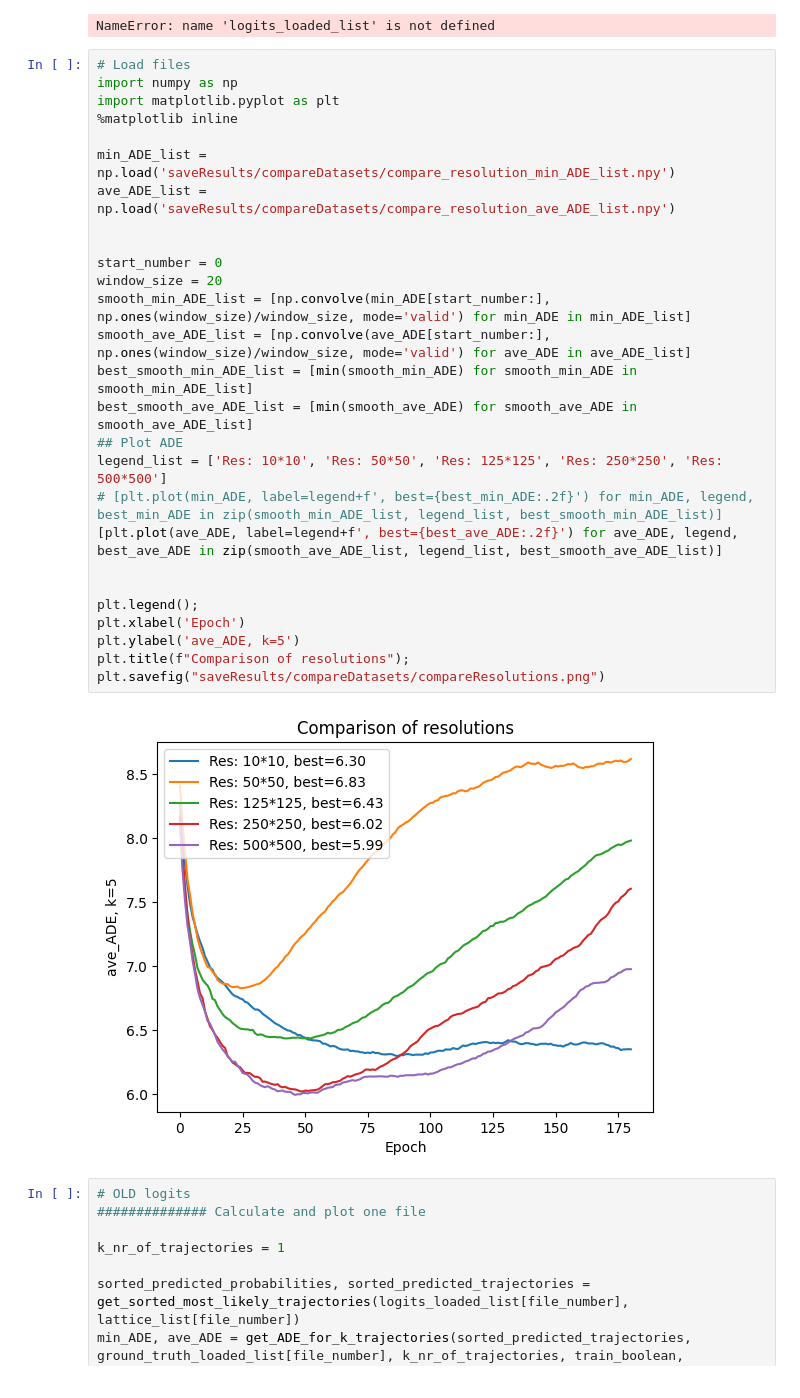
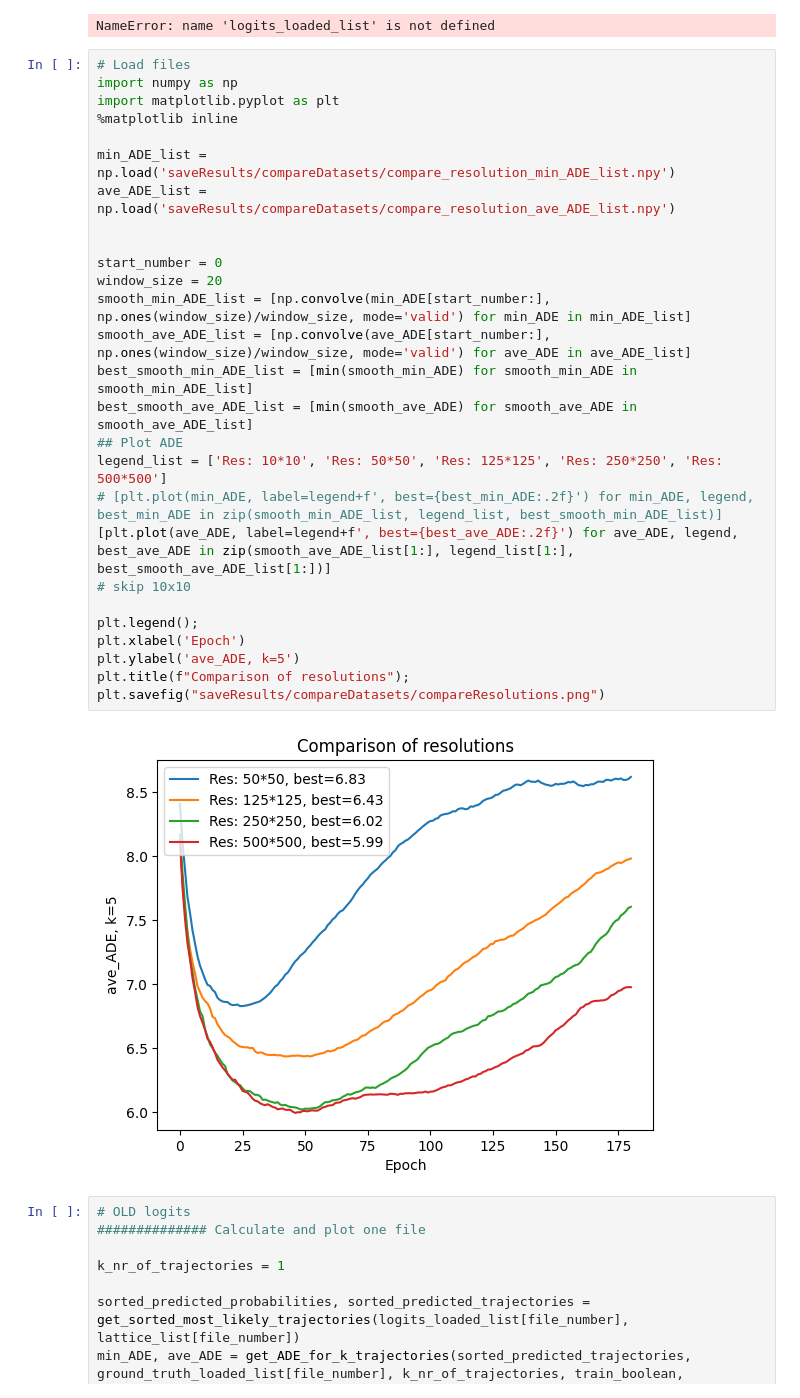
Before and after one commit to dolander1/nuscenes_dolander1, a Jupyter notebook: python-sdk/tutorials/compareResolution.ipynb, the cells around one changed output. Drawn from its saved outputs; the diff is of its cells as text.

```diff
--- a/python-sdk/tutorials/compareResolution.ipynb
+++ b/python-sdk/tutorials/compareResolution.ipynb
@@ -296,32 +296,32 @@ NameError: name 'logits_loaded_list' is not defined
 # %%
 # Load files
 import numpy as np
 import matplotlib.pyplot as plt
 %matplotlib inline
 
 min_ADE_list = np.load('saveResults/compareDatasets/compare_resolution_min_ADE_list.npy')
 ave_ADE_list = np.load('saveResults/compareDatasets/compare_resolution_ave_ADE_list.npy')
 
 
 start_number = 0
 window_size = 20
 smooth_min_ADE_list = [np.convolve(min_ADE[start_number:], np.ones(window_size)/window_size, mode='valid') for min_ADE in min_ADE_list]
 smooth_ave_ADE_list = [np.convolve(ave_ADE[start_number:], np.ones(window_size)/window_size, mode='valid') for ave_ADE in ave_ADE_list]
 best_smooth_min_ADE_list = [min(smooth_min_ADE) for smooth_min_ADE in smooth_min_ADE_list]
 best_smooth_ave_ADE_list = [min(smooth_ave_ADE) for smooth_ave_ADE in smooth_ave_ADE_list]
 ## Plot ADE
 legend_list = ['Res: 10*10', 'Res: 50*50', 'Res: 125*125', 'Res: 250*250', 'Res: 500*500']
 # [plt.plot(min_ADE, label=legend+f', best={best_min_ADE:.2f}') for min_ADE, legend, best_min_ADE in zip(smooth_min_ADE_list, legend_list, best_smooth_min_ADE_list)]
-[plt.plot(ave_ADE, label=legend+f', best={best_ave_ADE:.2f}') for ave_ADE, legend, best_ave_ADE in zip(smooth_ave_ADE_list, legend_list, best_smooth_ave_ADE_list)]
-
+[plt.plot(ave_ADE, label=legend+f', best={best_ave_ADE:.2f}') for ave_ADE, legend, best_ave_ADE in zip(smooth_ave_ADE_list[1:], legend_list[1:], best_smooth_ave_ADE_list[1:])]
+# skip 10x10
 
 plt.legend();
 plt.xlabel('Epoch')
 plt.ylabel('ave_ADE, k=5')
 plt.title(f"Comparison of resolutions");
 plt.savefig("saveResults/compareDatasets/compareResolutions.png")
 # %% [output]
-[figure, old version]
+[figure, new version]
 # %%
 # OLD logits
 ############## Calculate and plot one file
```
Also changed, not shown: 4 other files.
